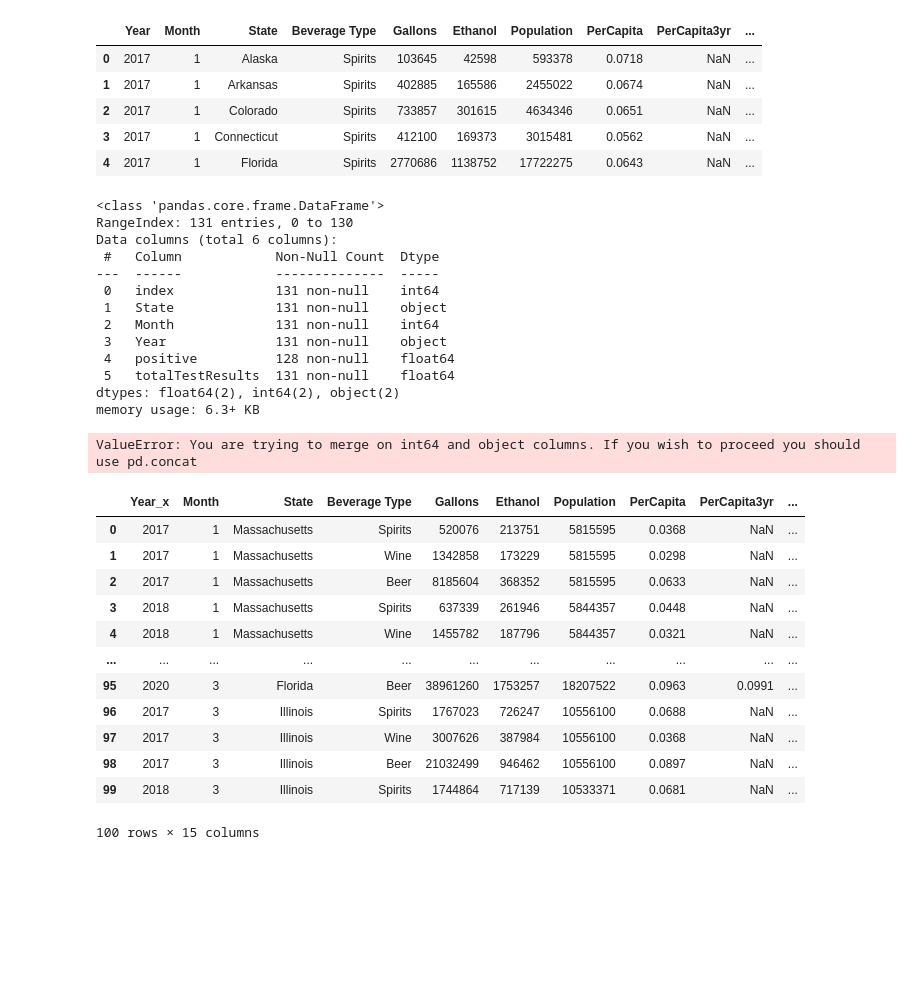
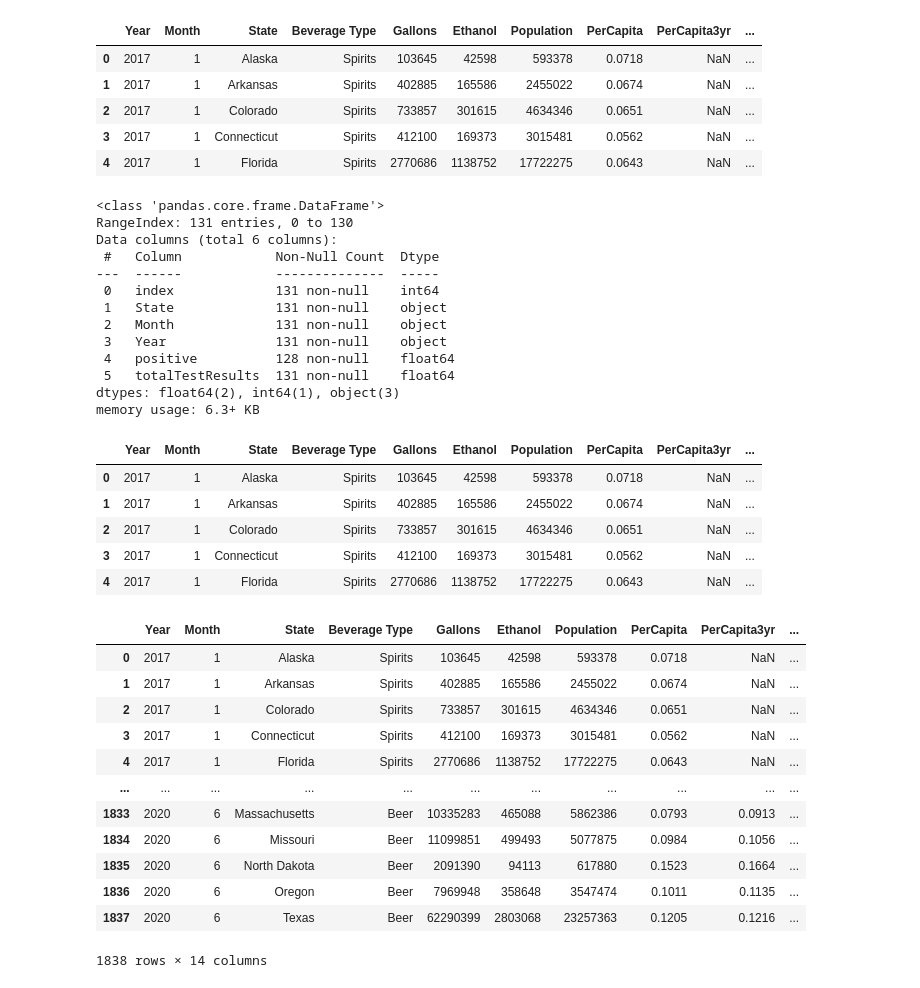
Before and after one commit to zach-18/Project_1_Group_3, a Jupyter notebook: Proj_1_Diane_Data.ipynb, the cells around one changed output. Cells and saved outputs as stored; diff of their text form; code cells hidden in the pictures; blank space fills up the shorter version.

Commit message:
all data should be sufficiently cleaned now, this is what we can use for analysis

```diff
--- a/Proj_1_Diane_Data.ipynb
+++ b/Proj_1_Diane_Data.ipynb
@@ -356,7 +356,12 @@ alcohol_df.head()
 # %%
 # convert all month from object to integer in covid data frame
 
-groupcovidclean_df['Month'] = groupcovidclean_df['Month'].map(lambda x: int(x))
+def df_col_conv(df,cols,type_):
+    type_obj = {col : type_  for col in cols}
+    {"Month": "int64","Year": "int64"}
+    return df.astype(type_obj)
+
+#groupcovidclean_df['Month'] = groupcovidclean_df['Month'].map(lambda x: int(x))
 
 groupcovidclean_df.info()
 # %% [output]
@@ -367,35 +372,43 @@ Data columns (total 6 columns):
 ---  ------            --------------  -----
  0   index             131 non-null    int64
  1   State             131 non-null    object
- 2   Month             131 non-null    int64
+ 2   Month             131 non-null    object
  3   Year              131 non-null    object
  4   positive          128 non-null    float64
  5   totalTestResults  131 non-null    float64
-dtypes: float64(2), int64(2), object(2)
+dtypes: float64(2), int64(1), object(3)
 memory usage: 6.3+ KB
+# %%
+groupcovidclean_df = df_col_conv(groupcovidclean_df,['Month','Year'],'int64')
 # %%
 # Merge groupcovidclean_df and alcohol_df on 'State'
-merged_df = pd.merge(alcohol_df, groupcovidclean_df, on=("State","Month","Year"))
+merged_df = pd.merge(alcohol_df, groupcovidclean_df, how="left", on=("State","Month","Year"))
 merged_df.head()
 # %% [output]
-ValueError: You are trying to merge on int64 and object columns. If you wish to proceed you should use pd.concat
+|  | Year | Month | State | Beverage Type | Gallons | Ethanol | Population | PerCapita | PerCapita3yr | ... |
+| 0 | 2017 | 1 | Alaska | Spirits | 103645 | 42598 | 593378 | 0.0718 | NaN | ... |
+| 1 | 2017 | 1 | Arkansas | Spirits | 402885 | 165586 | 2455022 | 0.0674 | NaN | ... |
+| 2 | 2017 | 1 | Colorado | Spirits | 733857 | 301615 | 4634346 | 0.0651 | NaN | ... |
+| 3 | 2017 | 1 | Connecticut | Spirits | 412100 | 169373 | 3015481 | 0.0562 | NaN | ... |
+| 4 | 2017 | 1 | Florida | Spirits | 2770686 | 1138752 | 17722275 | 0.0643 | NaN | ... |
 # %%
 # add column with COVID per pop numbers
-merged_df["Positivity Rate"] = merged_df["positive"].fillna(.00000001) / merged_df["totalTestResults"].fillna(.0000001)
-merged_df.head(100)
+merged_df["Positivity Rate"] = ((merged_df["positive"].fillna(.00000001) / merged_df["totalTestResults"].fillna(.000000001))*100)\
+    .map(lambda x: x if x <= 100 else 0).round(2)
+merged_df
 # %% [output]
-|  | Year_x | Month | State | Beverage Type | Gallons | Ethanol | Population | PerCapita | PerCapita3yr | ... |
-| 0 | 2017 | 1 | Massachusetts | Spirits | 520076 | 213751 | 5815595 | 0.0368 | NaN | ... |
-| 1 | 2017 | 1 | Massachusetts | Wine | 1342858 | 173229 | 5815595 | 0.0298 | NaN | ... |
-| 2 | 2017 | 1 | Massachusetts | Beer | 8185604 | 368352 | 5815595 | 0.0633 | NaN | ... |
-| 3 | 2018 | 1 | Massachusetts | Spirits | 637339 | 261946 | 5844357 | 0.0448 | NaN | ... |
-| 4 | 2018 | 1 | Massachusetts | Wine | 1455782 | 187796 | 5844357 | 0.0321 | NaN | ... |
+|  | Year | Month | State | Beverage Type | Gallons | Ethanol | Population | PerCapita | PerCapita3yr | ... |
+| 0 | 2017 | 1 | Alaska | Spirits | 103645 | 42598 | 593378 | 0.0718 | NaN | ... |
+| 1 | 2017 | 1 | Arkansas | Spirits | 402885 | 165586 | 2455022 | 0.0674 | NaN | ... |
+| 2 | 2017 | 1 | Colorado | Spirits | 733857 | 301615 | 4634346 | 0.0651 | NaN | ... |
+| 3 | 2017 | 1 | Connecticut | Spirits | 412100 | 169373 | 3015481 | 0.0562 | NaN | ... |
+| 4 | 2017 | 1 | Florida | Spirits | 2770686 | 1138752 | 17722275 | 0.0643 | NaN | ... |
 | ... | ... | ... | ... | ... | ... | ... | ... | ... | ... | ... |
-| 95 | 2020 | 3 | Florida | Beer | 38961260 | 1753257 | 18207522 | 0.0963 | 0.0991 | ... |
-| 96 | 2017 | 3 | Illinois | Spirits | 1767023 | 726247 | 10556100 | 0.0688 | NaN | ... |
-| 97 | 2017 | 3 | Illinois | Wine | 3007626 | 387984 | 10556100 | 0.0368 | NaN | ... |
-| 98 | 2017 | 3 | Illinois | Beer | 21032499 | 946462 | 10556100 | 0.0897 | NaN | ... |
-| 99 | 2018 | 3 | Illinois | Spirits | 1744864 | 717139 | 10533371 | 0.0681 | NaN | ... |
+| 1833 | 2020 | 6 | Massachusetts | Beer | 10335283 | 465088 | 5862386 | 0.0793 | 0.0913 | ... |
+| 1834 | 2020 | 6 | Missouri | Beer | 11099851 | 499493 | 5077875 | 0.0984 | 0.1056 | ... |
+| 1835 | 2020 | 6 | North Dakota | Beer | 2091390 | 94113 | 617880 | 0.1523 | 0.1664 | ... |
+| 1836 | 2020 | 6 | Oregon | Beer | 7969948 | 358648 | 3547474 | 0.1011 | 0.1135 | ... |
+| 1837 | 2020 | 6 | Texas | Beer | 62290399 | 2803068 | 23257363 | 0.1205 | 0.1216 | ... |
-100 rows × 15 columns
+1838 rows × 14 columns
 # %%
 # Filter dataframe to only "my" states: Florida, Illinois, Kansas and Kentucky (?)
```
Also changed, not shown: parts of 1 cell of this notebook.
